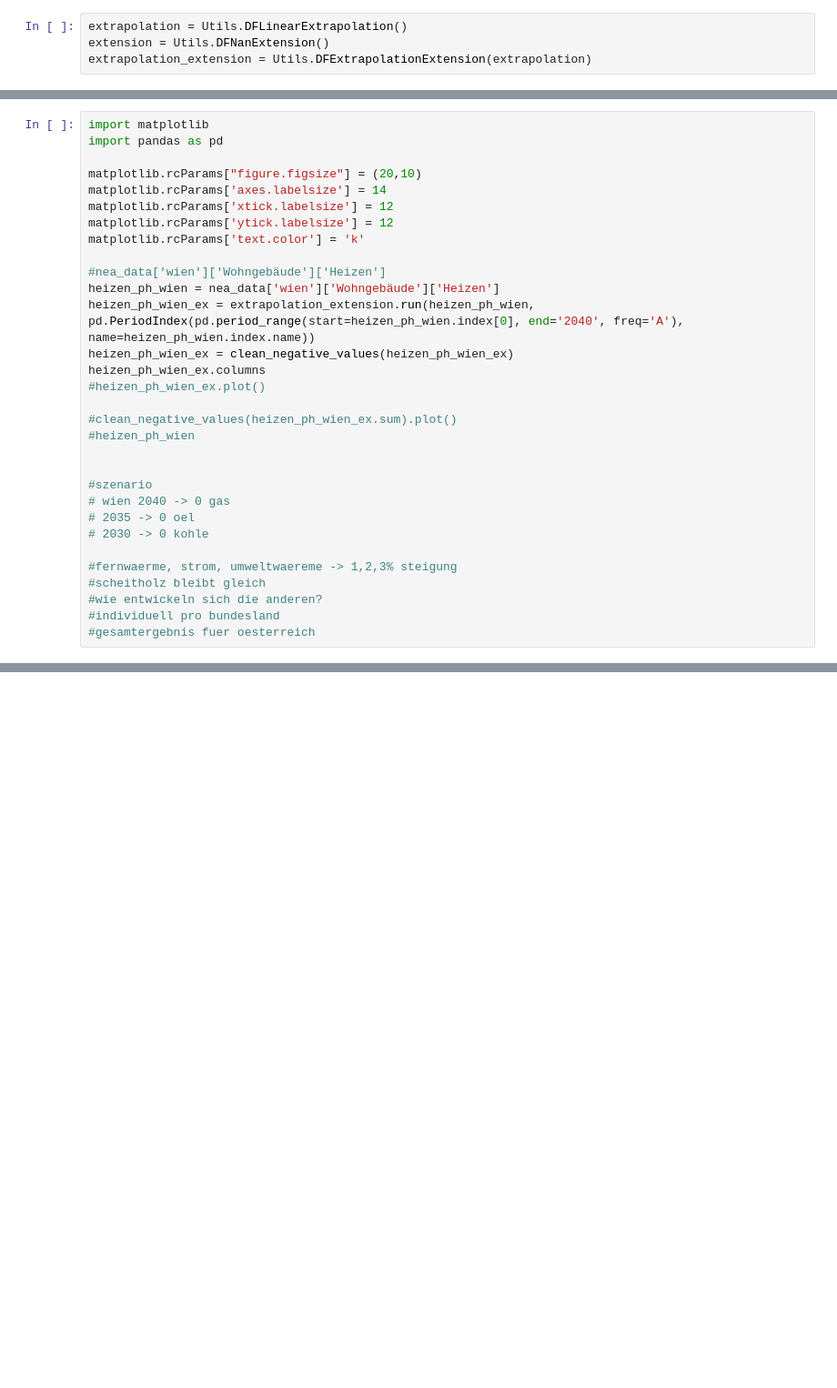
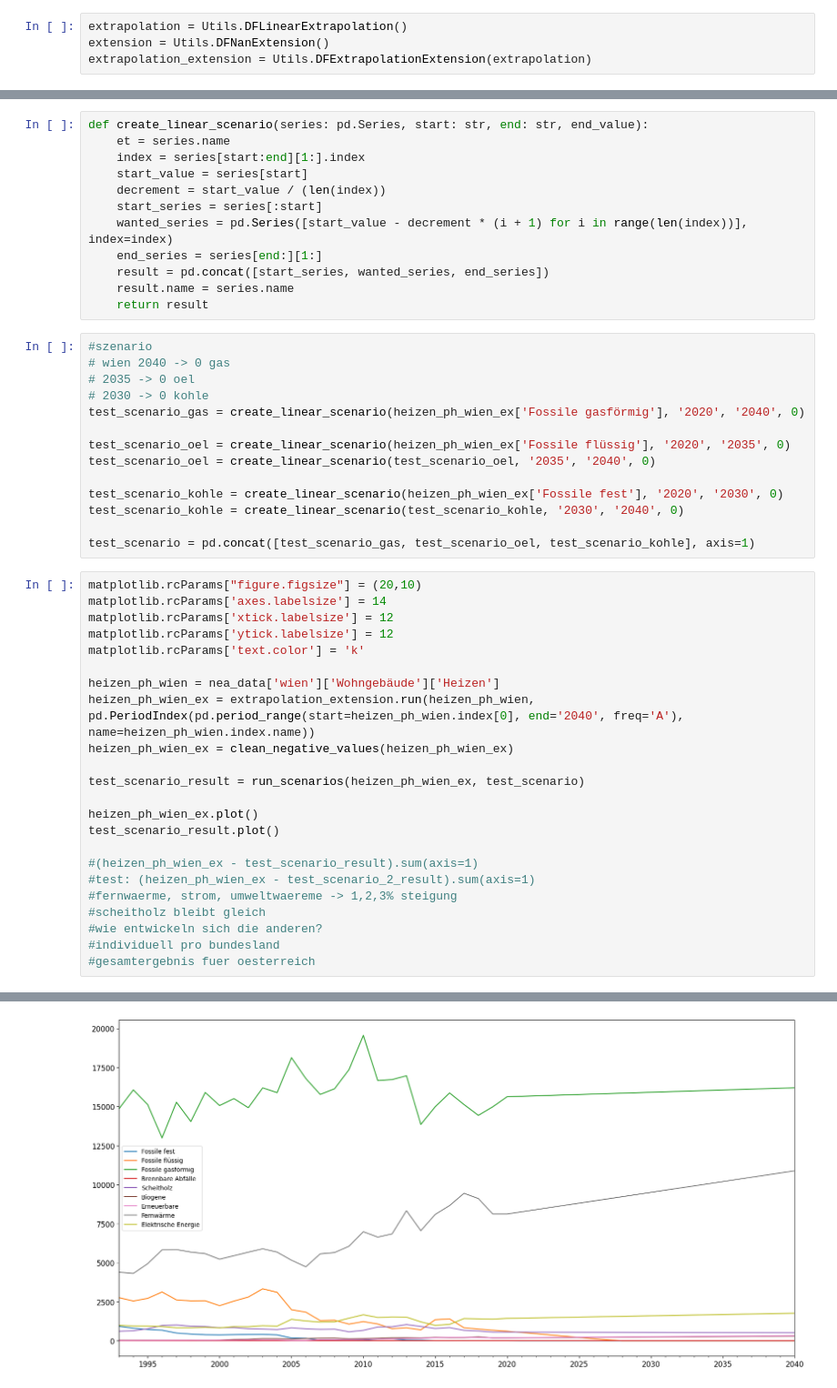
Before and after one commit to tiZyJoshi/MasterProject, a Jupyter notebook: playground.ipynb, the cells around one changed output, grey strips where cells are left out. Shown: that part at 91% size. Saved outputs shown, nothing was run; the diff lists cells and outputs as text; blank space fills up the shorter version.

```diff
--- a/playground.ipynb
+++ b/playground.ipynb
@@ -106,31 +106,50 @@ nea_data = handle_clean_after_braunkohle(nea_data)
+# %%
+def create_linear_scenario(series: pd.Series, start: str, end: str, end_value):
+    et = series.name
+    index = series[start:end][1:].index
+    start_value = series[start]
+    decrement = start_value / (len(index))
+    start_series = series[:start]
+    wanted_series = pd.Series([start_value - decrement * (i + 1) for i in range(len(index))], index=index)
+    end_series = series[end:][1:]
+    result = pd.concat([start_series, wanted_series, end_series])
+    result.name = series.name
+    return result
+# %%
+#szenario
+# wien 2040 -> 0 gas
+# 2035 -> 0 oel
+# 2030 -> 0 kohle
+test_scenario_gas = create_linear_scenario(heizen_ph_wien_ex['Fossile gasförmig'], '2020', '2040', 0)
+
+test_scenario_oel = create_linear_scenario(heizen_ph_wien_ex['Fossile flüssig'], '2020', '2035', 0)
+test_scenario_oel = create_linear_scenario(test_scenario_oel, '2035', '2040', 0)
+
+test_scenario_kohle = create_linear_scenario(heizen_ph_wien_ex['Fossile fest'], '2020', '2030', 0)
+test_scenario_kohle = create_linear_scenario(test_scenario_kohle, '2030', '2040', 0)
+
+test_scenario = pd.concat([test_scenario_gas, test_scenario_oel, test_scenario_kohle], axis=1)
 # %%
-import matplotlib
-import pandas as pd
-
 matplotlib.rcParams["figure.figsize"] = (20,10)
 matplotlib.rcParams['axes.labelsize'] = 14
 matplotlib.rcParams['xtick.labelsize'] = 12
 matplotlib.rcParams['ytick.labelsize'] = 12
 matplotlib.rcParams['text.color'] = 'k'
 
-#nea_data['wien']['Wohngebäude']['Heizen']
 heizen_ph_wien = nea_data['wien']['Wohngebäude']['Heizen']
 heizen_ph_wien_ex = extrapolation_extension.run(heizen_ph_wien, pd.PeriodIndex(pd.period_range(start=heizen_ph_wien.index[0], end='2040', freq='A'), name=heizen_ph_wien.index.name))
 heizen_ph_wien_ex = clean_negative_values(heizen_ph_wien_ex)
-heizen_ph_wien_ex.columns
-#heizen_ph_wien_ex.plot()
 
-#clean_negative_values(heizen_ph_wien_ex.sum).plot()
-#heizen_ph_wien
+test_scenario_result = run_scenarios(heizen_ph_wien_ex, test_scenario)
 
+heizen_ph_wien_ex.plot()
+test_scenario_result.plot()
 
-#szenario
-# wien 2040 -> 0 gas
-# 2035 -> 0 oel
-# 2030 -> 0 kohle
-
+#(heizen_ph_wien_ex - test_scenario_result).sum(axis=1)
+#test: (heizen_ph_wien_ex - test_scenario_2_result).sum(axis=1)
 #fernwaerme, strom, umweltwaereme -> 1,2,3% steigung
 #scheitholz bleibt gleich
 #wie entwickeln sich die anderen?
 #individuell pro bundesland
 #gesamtergebnis fuer oesterreich
+# %% [output]
@@ -136,0 +157 @@ heizen_ph_wien_ex.columns
+[figure, added]
```
Also changed, not shown: parts of 7 cells of this notebook.
